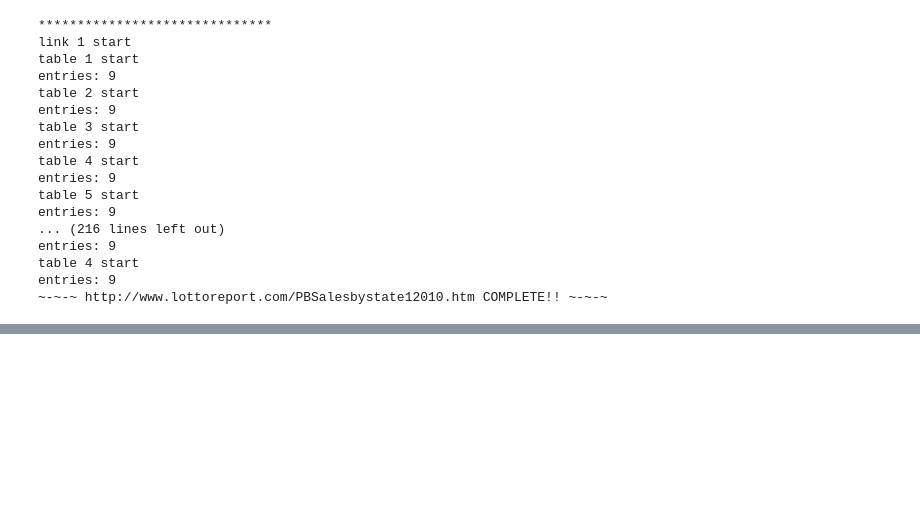
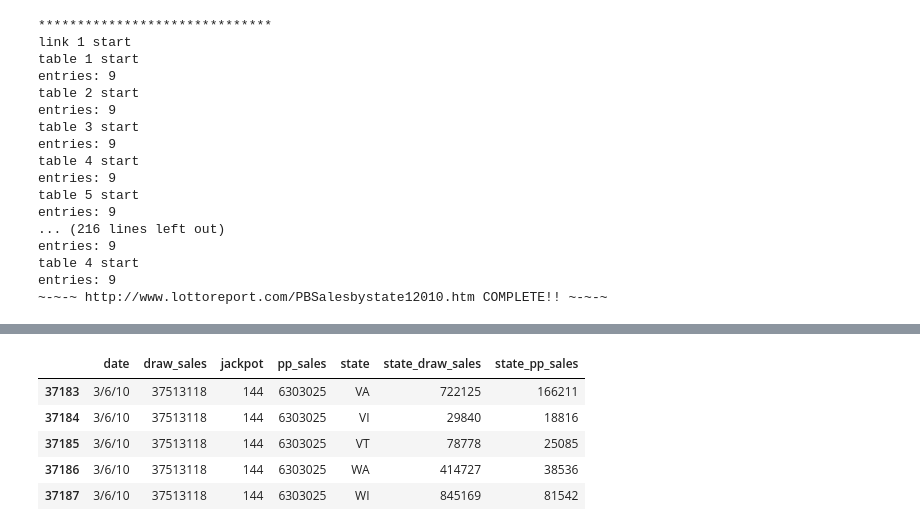
Before and after one commit to racquesta/powerball_viz, a Jupyter notebook: Jamie/12.2_powerball_parser.ipynb, the cells around one changed output, grey strips where cells are left out. Cells and saved outputs as stored; diff of their text form; code cells hidden in the pictures; blank space fills up the shorter version.

```diff
--- a/Jamie/12.2_powerball_parser.ipynb
+++ b/Jamie/12.2_powerball_parser.ipynb
@@ -125,0 +197,9 @@ json_data = json.dumps(total_data)
+# %%
+sales_df.tail()
+# %% [output]
+|  | date | draw_sales | jackpot | pp_sales | state | state_draw_sales | state_pp_sales |
+| 37183 | 3/6/10 | 37513118 | 144 | 6303025 | VA | 722125 | 166211 |
+| 37184 | 3/6/10 | 37513118 | 144 | 6303025 | VI | 29840 | 18816 |
+| 37185 | 3/6/10 | 37513118 | 144 | 6303025 | VT | 78778 | 25085 |
+| 37186 | 3/6/10 | 37513118 | 144 | 6303025 | WA | 414727 | 38536 |
+| 37187 | 3/6/10 | 37513118 | 144 | 6303025 | WI | 845169 | 81542 |
```
Also changed, not shown: parts of 6 cells of this notebook, 9 other files.
